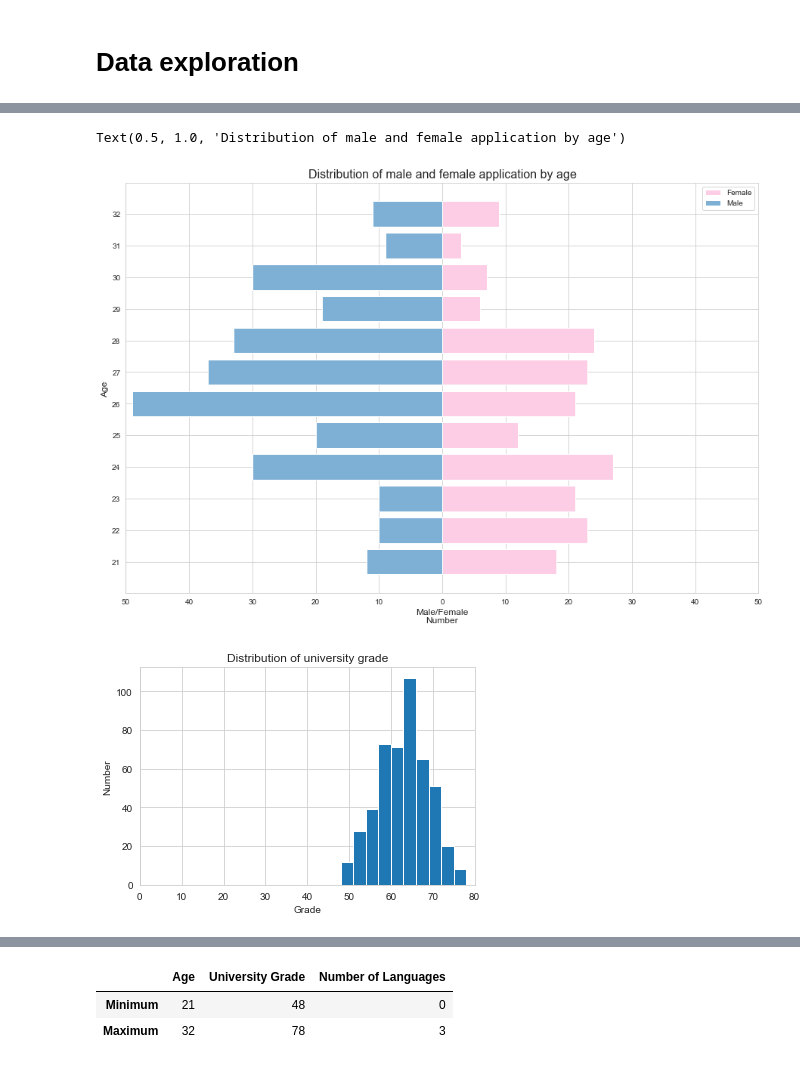
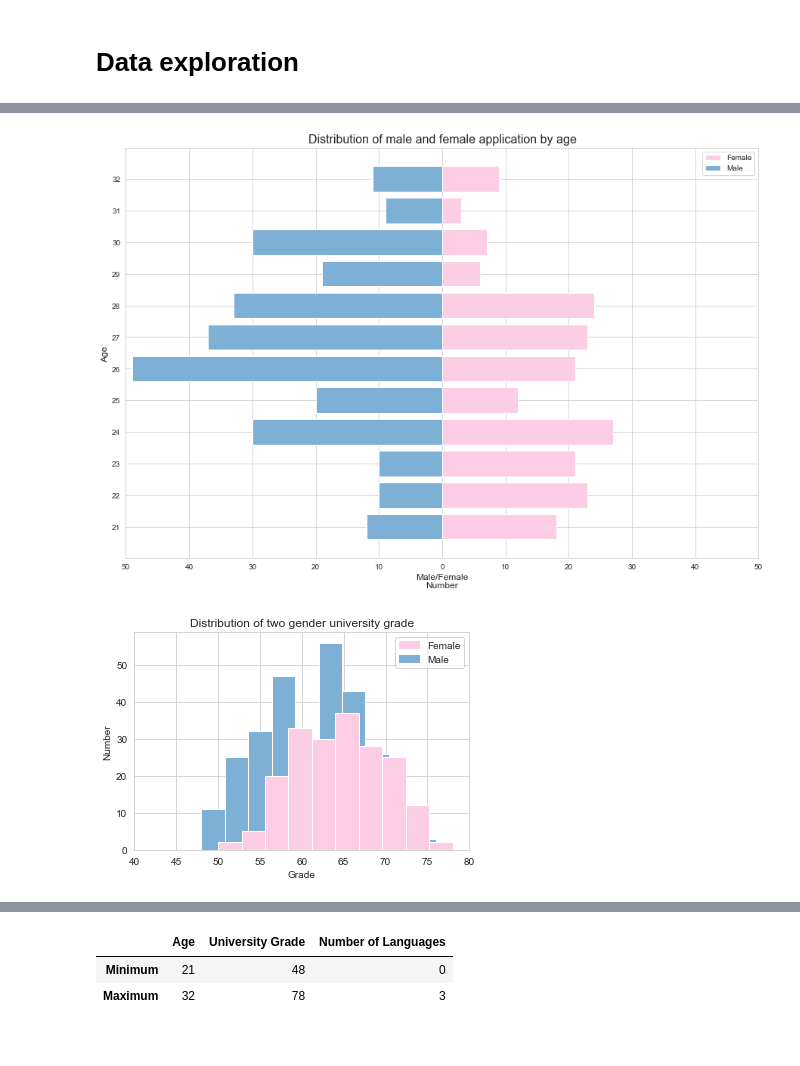
Before and after one commit to kwah-space/IDS-draft, a Jupyter notebook: A3 model.ipynb, the cells around one changed output, grey strips where cells are left out. Drawn from its saved outputs; the diff is of its cells as text; code cells hidden in the pictures.

```diff
--- a/A3 model.ipynb
+++ b/A3 model.ipynb
@@ -42,8 +48,11 @@ memory usage: 32.4+ KB
 # %% [markdown]
 # Data exploration
 # %%
+sns.set_style("whitegrid")
 colors = ["#fd7f6f", "#7eb0d5", "#b2e061", "#bd7ebe", "#ffb55a", "#ffee65", "#beb9db", "#fdcce5", "#8bd3c7","#a57c1b"]
 female_color = colors[7]
 male_color = colors[1]
+sns.set_palette(sns.color_palette(colors))
+
 # hired_color = '#ffee65'
 # unhired_color = '#beb9db'
@@ -80,16 +117,22 @@ plt.legend(loc="best");
 plt.xlabel("Male/Female\nNumber", fontsize=12)
 plt.ylabel("Age ",fontsize = 12)
 plt.title("Distribution of male and female application by age", fontsize=16)
+plt.show()
 # %% [output]
-Text(0.5, 1.0, 'Distribution of male and female application by age')
 [figure]
 # %%
-#Histogram of uni grade
-plt.hist(D_data['ind-university_grade'])
-plt.title('Distribution of university grade')
+#Male vs female:
+pink_patch = mpatches.Patch(color=female_color, label='Female')
+blue_patch = mpatches.Patch(color=male_color, label='Male')
+
+plt.hist(D_data[D_data['gender'] == 'male']['ind-university_grade'],  color = male_color)
+plt.hist(D_data[D_data['gender'] == 'female']['ind-university_grade'],  color = female_color)
+
+plt.title('Distribution of two gender university grade')
 plt.xlabel('Grade')
 plt.ylabel('Number')
-plt.xlim(left=0, right = 80)
+plt.legend(handles=[pink_patch, blue_patch])
+plt.xlim(left=40, right = 80)
 plt.show()
 # %% [output]
-[figure, old version]
+[figure, new version]
```
Also changed, not shown: parts of 57 cells of this notebook.
